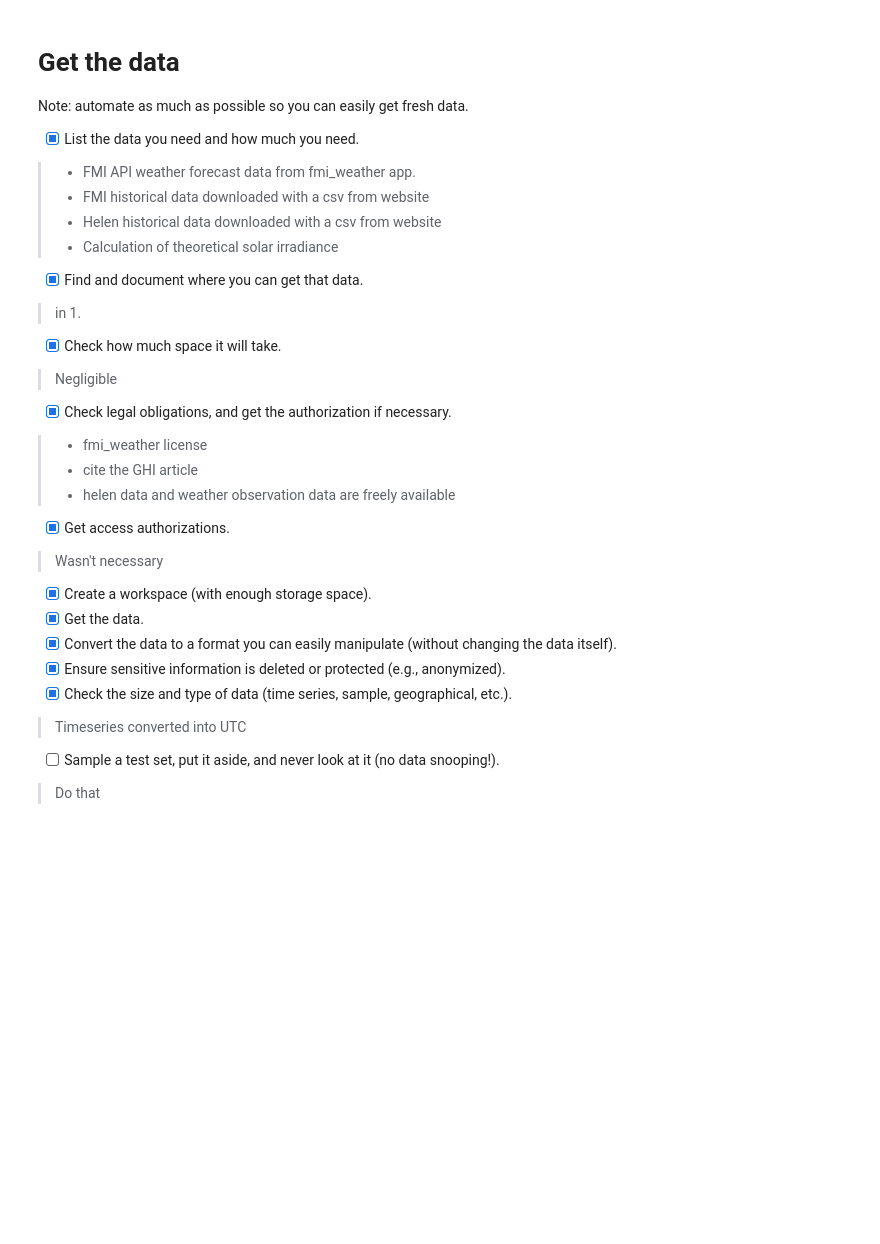
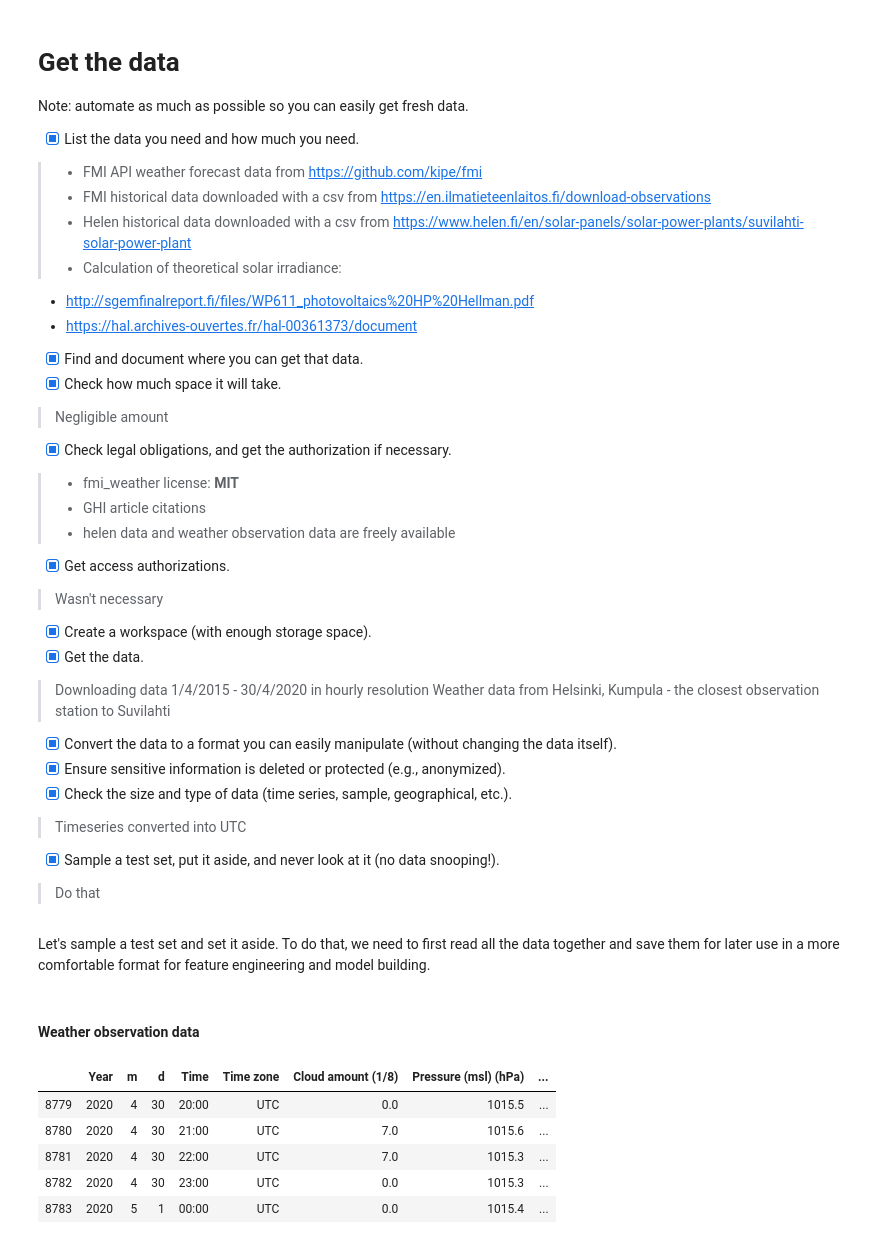
Before and after one commit to screwdriver66/solar_prod_suvilahti, a Jupyter notebook: data_gathering.ipynb, the cells around one changed output. Cells and saved outputs as stored; diff of their text form; code cells hidden in the pictures; blank space fills up the shorter version.

Commit message:
update data gathering 5/1/2020 9:39

```diff
--- a/data_gathering.ipynb
+++ b/data_gathering.ipynb
@@ -4,26 +4,61 @@ Note: automate as much as possible so you can easily get fresh data.
 
 - [x] List the data you need and how much you need.
 
-> * FMI API weather forecast data from fmi_weather app.
-> * FMI historical data downloaded with a csv from website
-> * Helen historical data downloaded with a csv from website
-> * Calculation of theoretical solar irradiance
+> * FMI API weather forecast data from https://github.com/kipe/fmi
+> * FMI historical data downloaded with a csv from https://en.ilmatieteenlaitos.fi/download-observations
+> * Helen historical data downloaded with a csv from https://www.helen.fi/en/solar-panels/solar-power-plants/suvilahti-solar-power-plant
+> * Calculation of theoretical solar irradiance:
+ - http://sgemfinalreport.fi/files/WP611_photovoltaics%20HP%20Hellman.pdf
+ - https://hal.archives-ouvertes.fr/hal-00361373/document
 
 - [x] Find and document where you can get that data.
->in 1.
 - [x] Check how much space it will take.
->Negligible
+>Negligible amount
 - [x] Check legal obligations, and get the authorization if necessary.
->* fmi_weather license
->* cite the GHI article
+>* fmi_weather license: __MIT__
+>* GHI article citations
 >* helen data and weather observation data are freely available
 - [x] Get access authorizations.
 >Wasn't necessary
 - [x] Create a workspace (with enough storage space).
 - [x] Get the data.
+>Downloading data 1/4/2015 - 30/4/2020 in hourly resolution
+>Weather data from Helsinki, Kumpula - the closest observation station to Suvilahti
 - [x] Convert the data to a format you can easily manipulate (without changing the data itself).
 - [x] Ensure sensitive information is deleted or protected (e.g., anonymized).
 - [x] Check the size and type of data (time series, sample, geographical, etc.).
 >Timeseries converted into UTC
-- [ ] Sample a test set, put it aside, and never look at it (no data snooping!).
+- [x] Sample a test set, put it aside, and never look at it (no data snooping!).
 >Do that
+# %% [markdown]
+Let's sample a test set and set it aside. To do that, we need to first read all the data together and save them for later use in a more comfortable format for feature engineering and model building.
+# %%
+import numpy as np
+import pandas as pd
+from matplotlib import pyplot as plt
+import pytz
+
+def multiple_years_files_gather_data(year_range_start,year_range_end, string):
+    df = pd.DataFrame()
+    #adding to one dataframe
+    for year in range(year_range_start,year_range_end):
+        year_start = str(year)
+        year_end = str(year+1)
+        df_temp = pd.read_csv('../datasets/'+ string + year_start + '_'+ year_end + '.csv')
+        df = pd.concat([df,df_temp],axis=0)
+    return df
+# %% [markdown]
+#### Weather observation data
+# %%
+year_range_start = 15
+year_range_end = 20
+df_weather = multiple_years_files_gather_data(year_range_start=year_range_start, year_range_end=year_range_end, string='initial_weather_obs_')
+# %%
+df_weather.tail()
+# %% [output]
+|  | Year | m | d | Time | Time zone | Cloud amount (1/8) | Pressure (msl) (hPa) | ... |
+| 8779 | 2020 | 4 | 30 | 20:00 | UTC | 0.0 | 1015.5 | ... |
+| 8780 | 2020 | 4 | 30 | 21:00 | UTC | 7.0 | 1015.6 | ... |
+| 8781 | 2020 | 4 | 30 | 22:00 | UTC | 7.0 | 1015.3 | ... |
+| 8782 | 2020 | 4 | 30 | 23:00 | UTC | 0.0 | 1015.3 | ... |
+| 8783 | 2020 | 5 | 1 | 00:00 | UTC | 0.0 | 1015.4 | ... |
```
Also changed, not shown: parts of 21 cells of this notebook, 3 other files.
